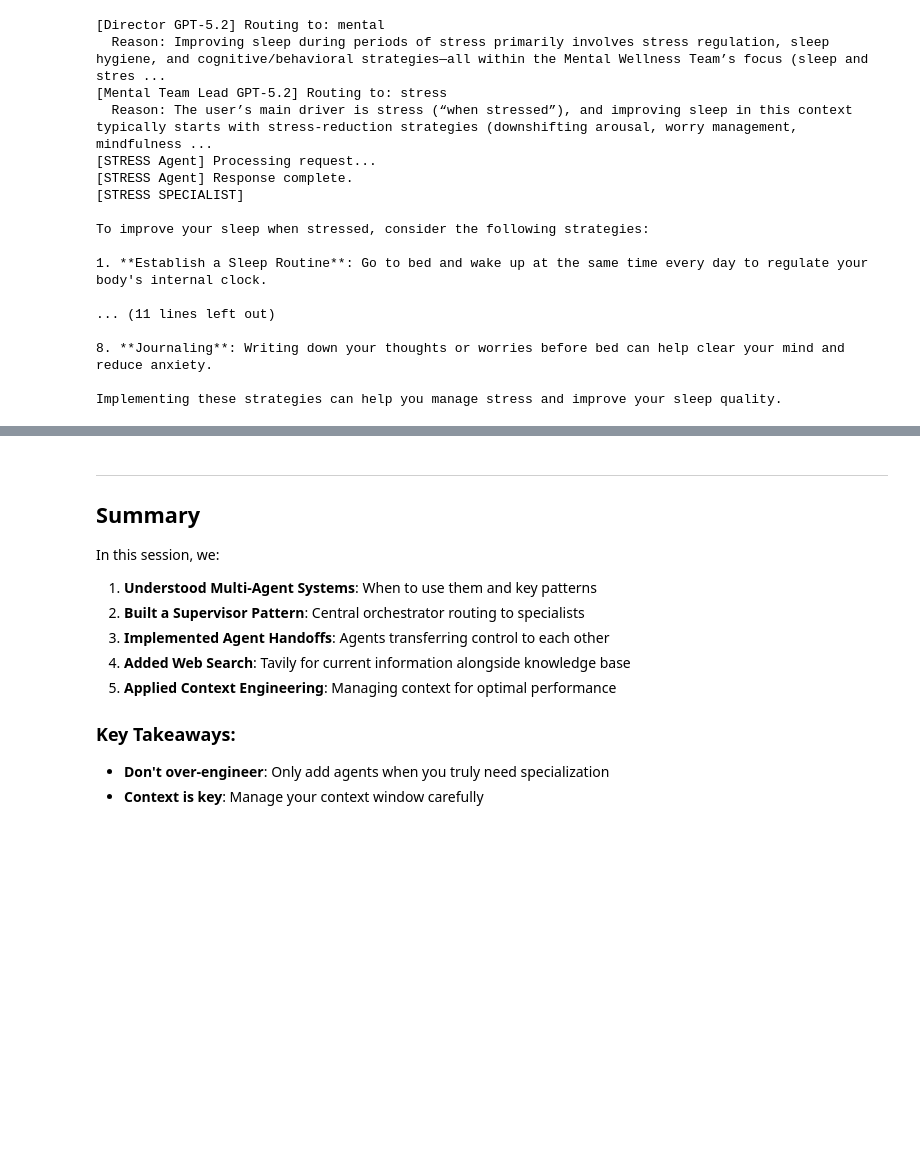
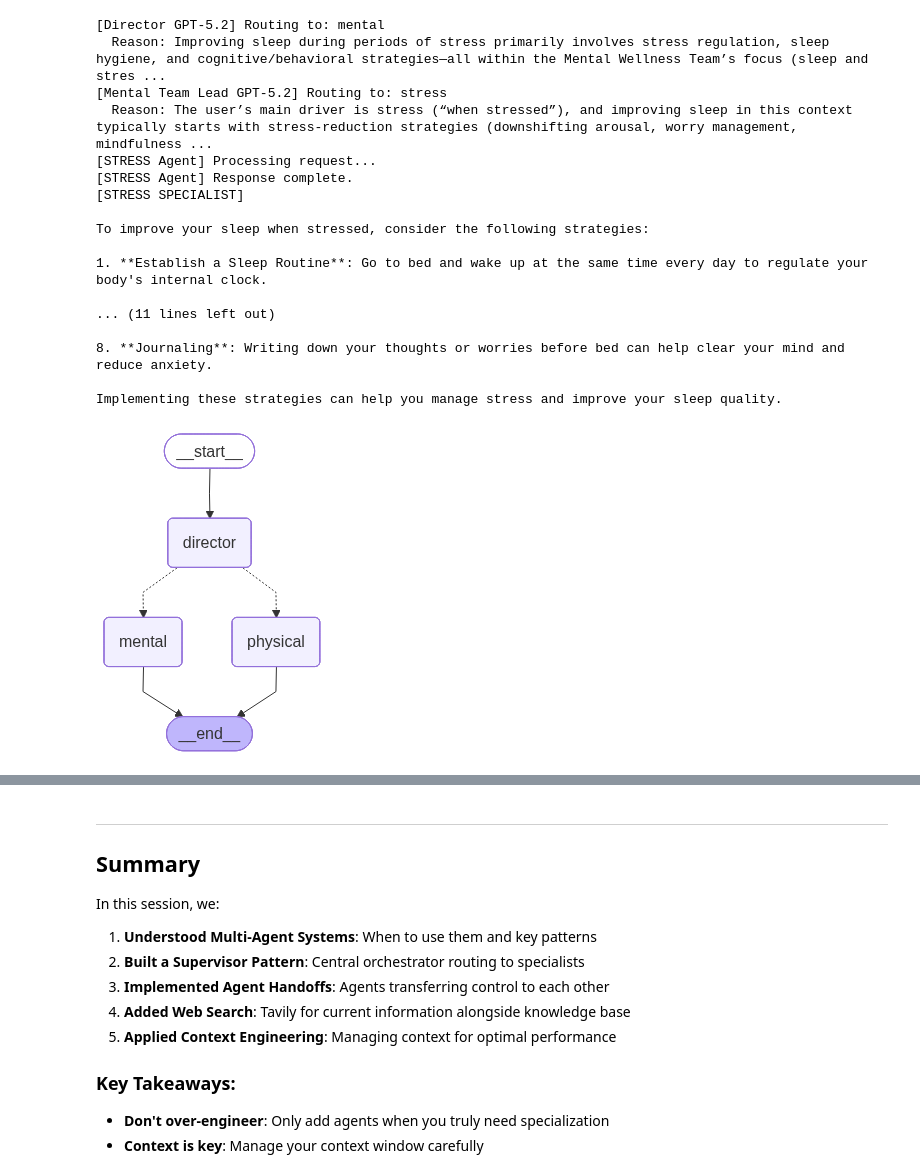
Before and after one commit to kudiljak/AIE9, a Jupyter notebook: 05_Multi_Agent_with_LangGraph/Multi_Agent_Applications_Assignment.ipynb, the cells around one changed output, grey strips where cells are left out. Cells and saved outputs as stored; diff of their text form; code cells hidden in the pictures; blank space fills up the shorter version.

Commit message:
diagrams added

```diff
--- a/05_Multi_Agent_with_LangGraph/Multi_Agent_Applications_Assignment.ipynb
+++ b/05_Multi_Agent_with_LangGraph/Multi_Agent_Applications_Assignment.ipynb
@@ -1329,35 +1329,35 @@ mental_node = create_supervisor_node(team_llm, mental_team_prompt, "Mental Team
 # Step 3: Build the hierarchical graph
 # Hint: You'll need nested graphs or a state that tracks the current level
 physical_workflow = StateGraph(SupervisorState)
-physical_workflow.add_node("supervisor", physical_node)
+physical_workflow.add_node("physical_team_leader", physical_node)
 physical_workflow.add_node("exercise", exercise_node)
 physical_workflow.add_node("nutrition", nutrition_node)
 physical_workflow.add_conditional_edges(
-    "supervisor",
+    "physical_team_leader",
     route_to_agent,
     {
         "exercise": "exercise",
         "nutrition": "nutrition",
     }
 )
-physical_workflow.add_edge(START, "supervisor")
+physical_workflow.add_edge(START, "physical_team_leader")
 physical_workflow.add_edge("exercise", END)
 physical_workflow.add_edge("nutrition", END)
 physical_graph = physical_workflow.compile()
 
 mental_workflow = StateGraph(SupervisorState)
-mental_workflow.add_node("supervisor", mental_node)
+mental_workflow.add_node("mental_team_leader", mental_node)
 mental_workflow.add_node("sleep", sleep_node)
 mental_workflow.add_node("stress", stress_node)
 mental_workflow.add_conditional_edges(
-    "supervisor",
+    "mental_team_leader",
     route_to_agent,
     {
         "sleep": "sleep",
         "stress": "stress",
     }
 )
-mental_workflow.add_edge(START, "supervisor")
+mental_workflow.add_edge(START, "mental_team_leader")
 mental_workflow.add_edge("sleep", END)
 mental_workflow.add_edge("stress", END)
 mental_graph = mental_workflow.compile()
@@ -1427,3 +1427,14 @@ To improve your sleep when stressed, consider the following strategies:
 8. **Journaling**: Writing down your thoughts or worries before bed can help clear your mind and reduce anxiety.
 
 Implementing these strategies can help you manage stress and improve your sleep quality.
+# %%
+# Visualize the handoff graph
+try:
+    from IPython.display import display, Image
+    display(Image(hierarchical_graph.get_graph().draw_mermaid_png()))
+except Exception as e:
+    print(f"Could not display graph: {e}")
+    print("\nGraph structure:")
+    print(hierarchical_graph.get_graph().draw_ascii())
+# %% [output]
+[figure, added]
```
Also changed, not shown: parts of 2 cells of this notebook.
